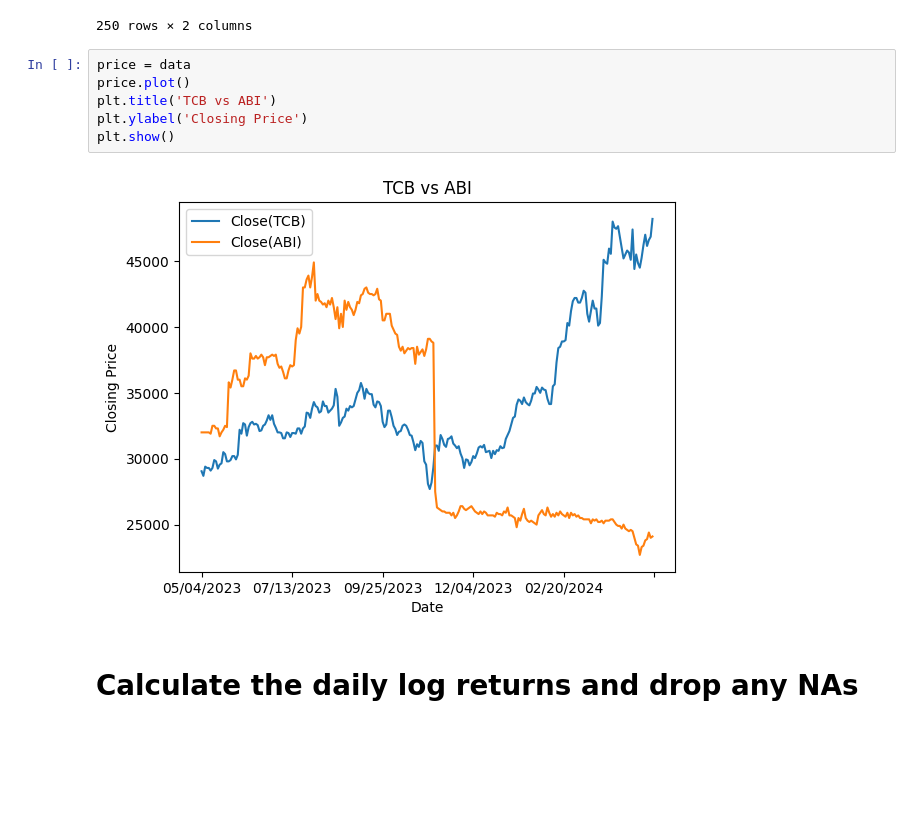
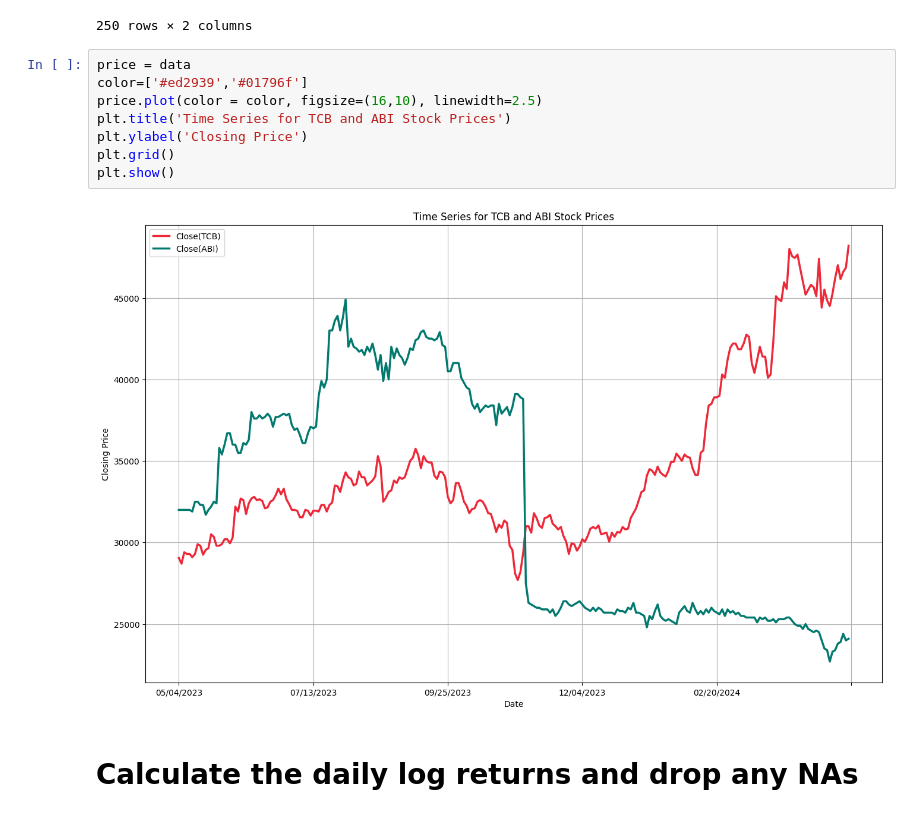
Before and after one commit to userlele78/Risk-Management-Project, a Jupyter notebook: Code/parametric-VaR.ipynb, the cells around one changed output. Drawn from its saved outputs; the diff is of its cells as text; blank space fills up the shorter version.

Commit message:
add graphs

```diff
--- a/Code/parametric-VaR.ipynb
+++ b/Code/parametric-VaR.ipynb
@@ -33,12 +33,14 @@ data
 250 rows × 2 columns
 # %%
 price = data
-price.plot()
-plt.title('TCB vs ABI')
+color=['#ed2939','#01796f']
+price.plot(color = color, figsize=(16,10), linewidth=2.5)
+plt.title('Time Series for TCB and ABI Stock Prices')
 plt.ylabel('Closing Price')
+plt.grid()
 plt.show()
 # %% [output]
-[figure, old version]
+[figure, new version]
 # %% [markdown]
 # Calculate the daily log returns and drop any NAs
 # %%
```
Also changed, not shown: parts of 7 cells of this notebook.
